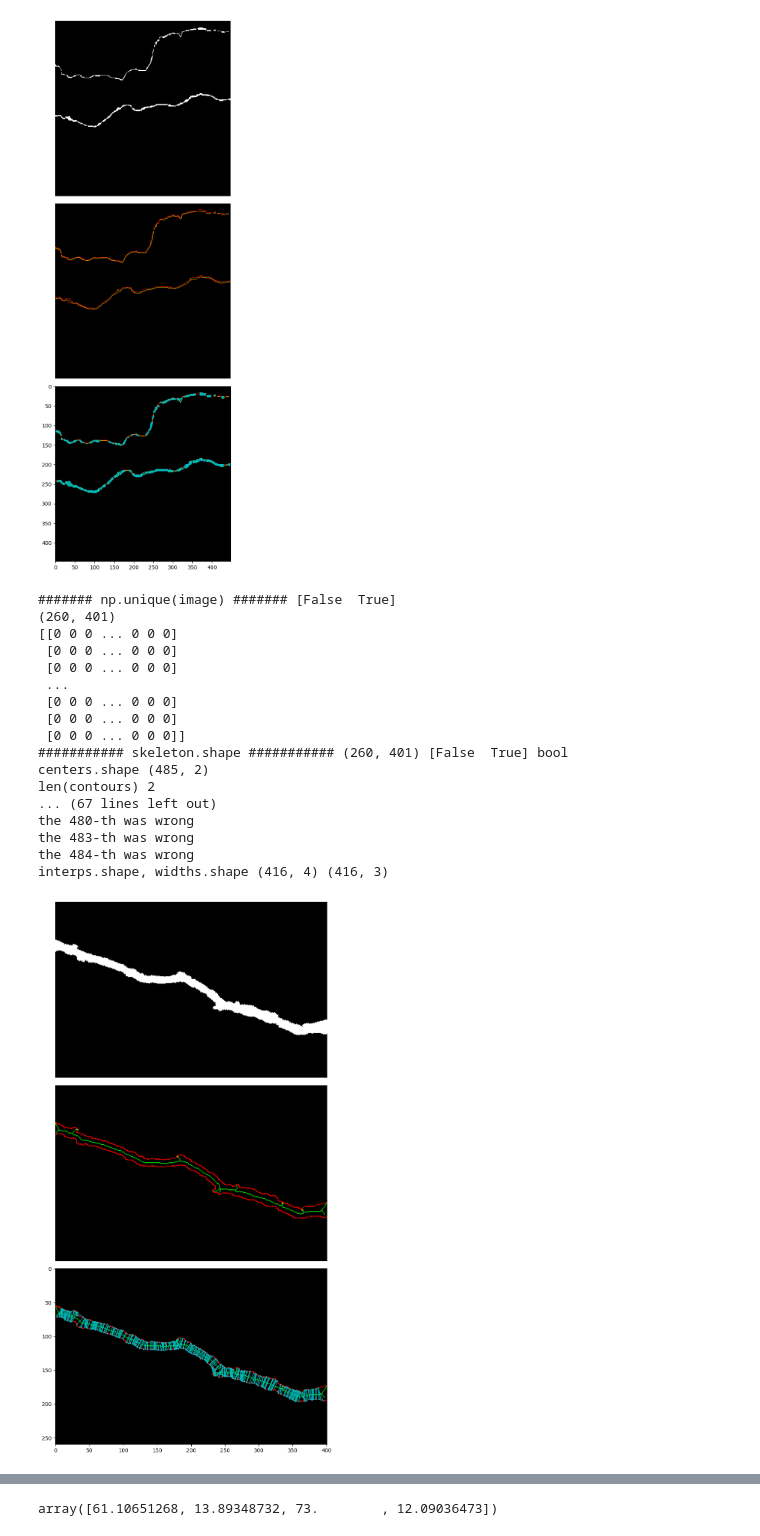
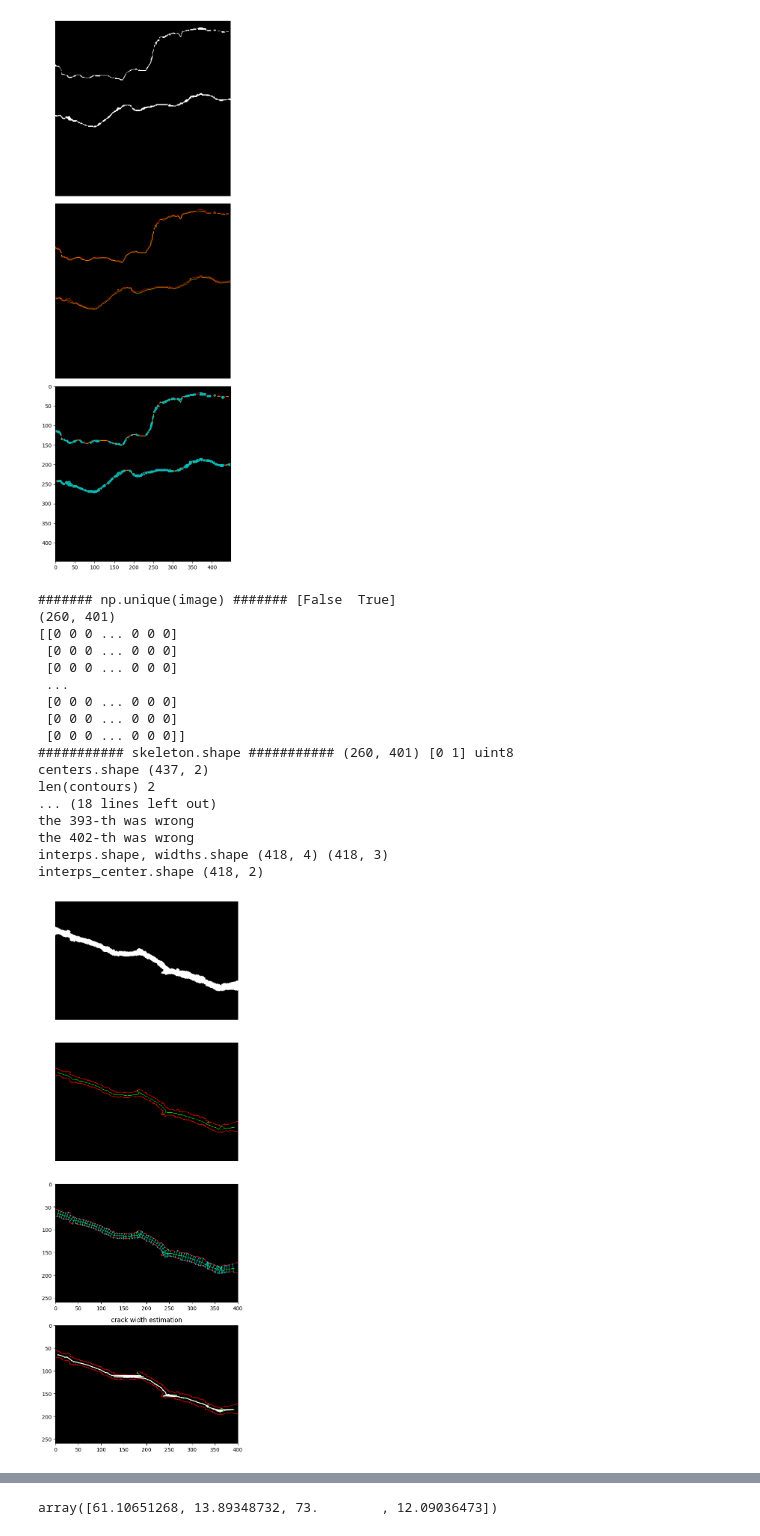
Before and after one commit to konglingxue123/2d-gaussian-splatting, a Jupyter notebook: tools/提取裂缝骨架-法向-宽度交点.ipynb, the cells around one changed output, grey strips where cells are left out. Drawn from its saved outputs; the diff is of its cells as text; code cells hidden in the pictures.

```diff
--- a/tools/提取裂缝骨架-法向-宽度交点.ipynb
+++ b/tools/提取裂缝骨架-法向-宽度交点.ipynb
@@ -700,6 +700,10 @@ import matplotlib.pyplot as plt
 from sklearn.neighbors import KDTree
 from PIL import Image
 
+from skimage.measure import label, regionprops
+from skimage.morphology import closing, dilation, disk
+from skimage.filters import median
+from skimage.morphology import binary_opening, disk
 
 def show_2dpoints(pointcluster,s=None,quivers=None,qscale=1):
     # pointcluster should be a list of numpy ndarray
@@ -984,13 +988,26 @@ if __name__ == '__main__':
 
     # Compare with other skeletonization algorithms
     print(blobs)
-    # skeleton = skeletonize(blobs, method='lee')
-    skeleton = skeletonize(blobs)
+    skeleton_org = skeletonize(blobs, method='lee')
+    # 去除skeleton的多余分支
+    labeled = label(skeleton_org)
+    regions = regionprops(labeled)
+    min_length = 3  # 设定最小分支长度
+
+    mask = np.zeros_like(skeleton_org, dtype=bool)
+    for reg in regions:
+        if reg.area >= min_length:
+            mask[reg.coords[:, 0], reg.coords[:, 1]] = True
+    skeleton = mask.astype(np.uint8)
+    # skeleton = skeleton_org
+
+
+    # skeleton = skeletonize(blobs)
     print("########### skeleton.shape ###########", skeleton.shape, np.unique(skeleton), skeleton.dtype)
     if skeleton.dtype == np.uint8:
         skeleton = skeleton.astype(np.bool_)
 
-    #skeleton_lee = skeletonize(blobs, method='lee')
+    # skeleton_lee = skeletonize(blobs, method='lee')
     x, y = np.where(skeleton>0)
     centers = np.hstack((x.reshape(-1,1),y.reshape(-1,1)))
     print('centers.shape', centers.shape)
@@ -1022,7 +1039,7 @@ if __name__ == '__main__':
     bpixel_and_skeleton[skeleton,1] = 255
 
 
-    fig, axes = plt.subplots(3,1, figsize=(60, 15))
+    fig, axes = plt.subplots(4,1, figsize=(60, 15))
     ax = axes.ravel()
 
     ax[0].imshow(blobs, cmap=plt.cm.gray)
@@ -1042,12 +1059,46 @@ if __name__ == '__main__':
     ax[2].imshow(bpixel_and_skeleton)
     interps, widths = get_crack_ctrlpts(centers, normals, bpoints, hband=2, vband=2, est_width=30)
     print('interps.shape, widths.shape', interps.shape, widths.shape)
+    # 如果interps的x
+    # interps_center
+    # print(np.random.choice(interps.shape[0], interps.shape[0]), len(np.random.choice(interps.shape[0], interps.shape[0])))
+    # print(interps)
+    interps_center_x = interps[:, [0,2]].mean(axis=1)
+    interps_center_y = interps[:, [1,3]].mean(axis=1)
+    interps_center = np.hstack((interps_center_x.reshape(-1,1),interps_center_y.reshape(-1,1)))
+    # interps_center_x_ls = []
+    # interps_center_y_ls = []
+    # for i in range(interps.shape[0]):
+    #     interps_center_x_ls.append((interps[i,1]+interps[i,3])/2)
+    #     interps_center_y_ls.append((interps[i,0]+interps[i,2])/2)
+    # interps_center_x = np.array(interps_center_x_ls)
+    # interps_center_y = np.array(interps_center_y_ls)
+    interps_center = np.hstack((interps_center_x.reshape(-1,1),interps_center_y.reshape(-1,1)))
+    # 每隔5个选取interps_center的点
+    inter_num = 5
+    interps_center_show = interps_center[::inter_num,:]
+    # for i in range(0,interps_center_show.shape[0],5):
+
+    print('interps_center.shape', interps_center.shape)
+
+    # for i in range(interps.shape[0]):
+    #     interps
 
     # interps_show = interps[np.random.choice(interps.shape[0], 120, replace=False),:] # 由于太多，这里随机采样120个测量位置，进行显示
-    interps_show = interps[np.random.choice(interps.shape[0], interps.shape[0]),:] # 由于太多，这里随机采样120个测量位置，进行显示
+    # 在interps中每隔5个选取interps_show的点
+    interps_show = interps[::inter_num,:]
+    # for i in range(0,interps_show.shape[0],5):
+    #     ax[2].plot([interps_show[i,1],interps_show[i,3]],[interps_show[i,0],interps_show[i,2]],c='c',ls='-',lw=1,marker='o',ms=1,mec='c',mfc='c')
+    # interps_show = interps[np.random.choice(interps.shape[0], interps.shape[0]),:] # 由于太多，这里随机采样120个测量位置，进行显示
     for i in range(interps_show.shape[0]):
         ax[2].plot([interps_show[i,1],interps_show[i,3]],[interps_show[i,0],interps_show[i,2]],c='c', ls='-', lw=1, marker='o',ms=1,mec='c',mfc='c')
 
+
+    ax[3].imshow(bpixel_and_skeleton)
+    # ax[3]绘制测量点
+    ax[3].plot(interps_center_show[:,1],interps_center_show[:,0],c='w',marker='o',ms=1)
+    # ax[3].plot(interps_center[:,1],interps_center[:,0],c='c')
+    ax[3].set_title('crack width estimation')
 
 
     ## ================ small window ==================
@@ -1063,41 +1114,41 @@ if __name__ == '__main__':
     #sy = pos[0,1] - 20
 
     #ax[2].imshow(bpixel_and_skeleton)
 
     #for i in range(interps.shape[0]):
     #    ax[2].plot([interps[i,1],interps[i,3]],[interps[i,0],interps[i,2]],c='c',ls='-',lw=5,marker='o',ms=8,mec='c',mfc='c')
 
     #ax[2].set_ylim(sx,sx+40)
     #ax[2].set_xlim(sy,sy+40)
 
     ##ax[2].set_title('skeletonize')
     #ax[2].axis('off')
 
     #print(interps)
 
     fig.tight_layout()
     fig.savefig('crack_width_estimation.png', dpi=300)
 
     plt.show()
 # %% [output]
 ####### np.unique(image) ####### [False  True]
 (260, 401)
 [[0 0 0 ... 0 0 0]
  [0 0 0 ... 0 0 0]
  [0 0 0 ... 0 0 0]
  ...
  [0 0 0 ... 0 0 0]
  [0 0 0 ... 0 0 0]
  [0 0 0 ... 0 0 0]]
-########### skeleton.shape ########### (260, 401) [False  True] bool
-centers.shape (485, 2)
+########### skeleton.shape ########### (260, 401) [0 1] uint8
+centers.shape (437, 2)
 len(contours) 2
-... (67 lines left out)
-the 480-th was wrong
-the 483-th was wrong
-the 484-th was wrong
-interps.shape, widths.shape (416, 4) (416, 3)
+... (18 lines left out)
+the 393-th was wrong
+the 402-th was wrong
+interps.shape, widths.shape (418, 4) (418, 3)
+interps_center.shape (418, 2)
-[figure, old version]
+[figure, new version]
 # %%
 import numpy as np
 from skimage import io
```
